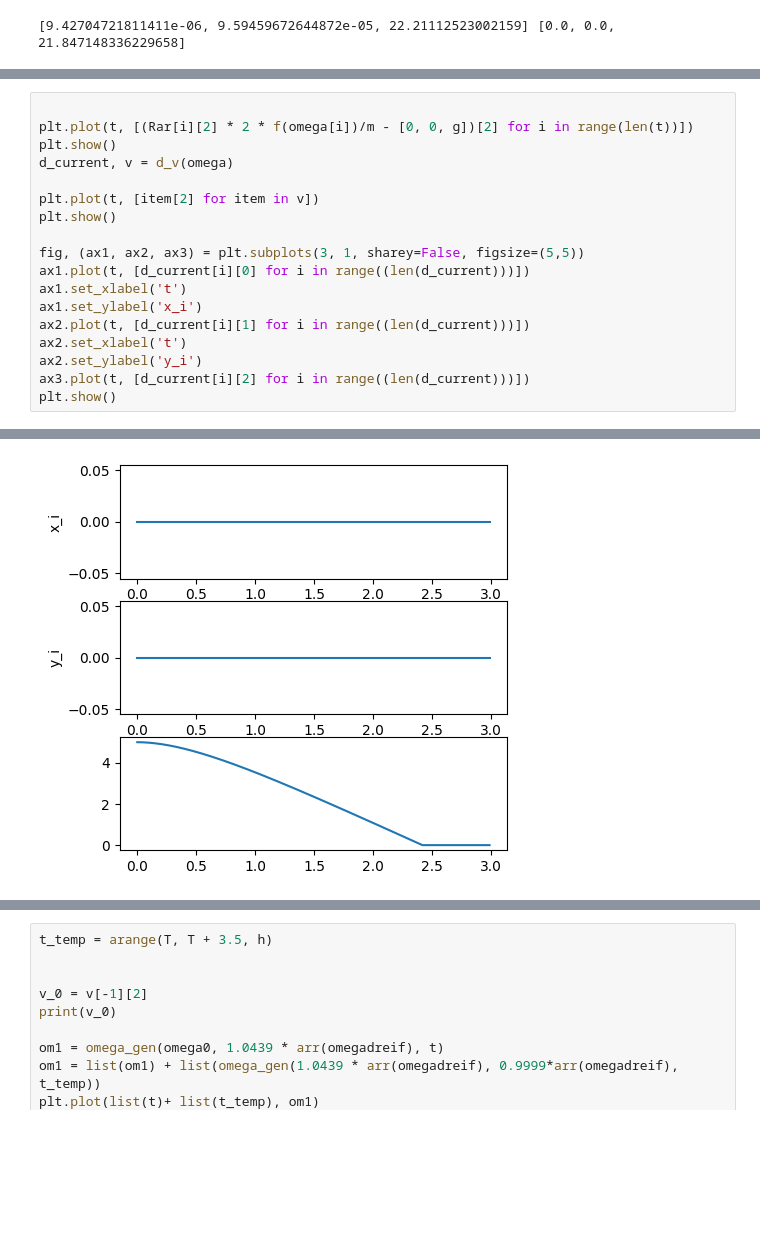
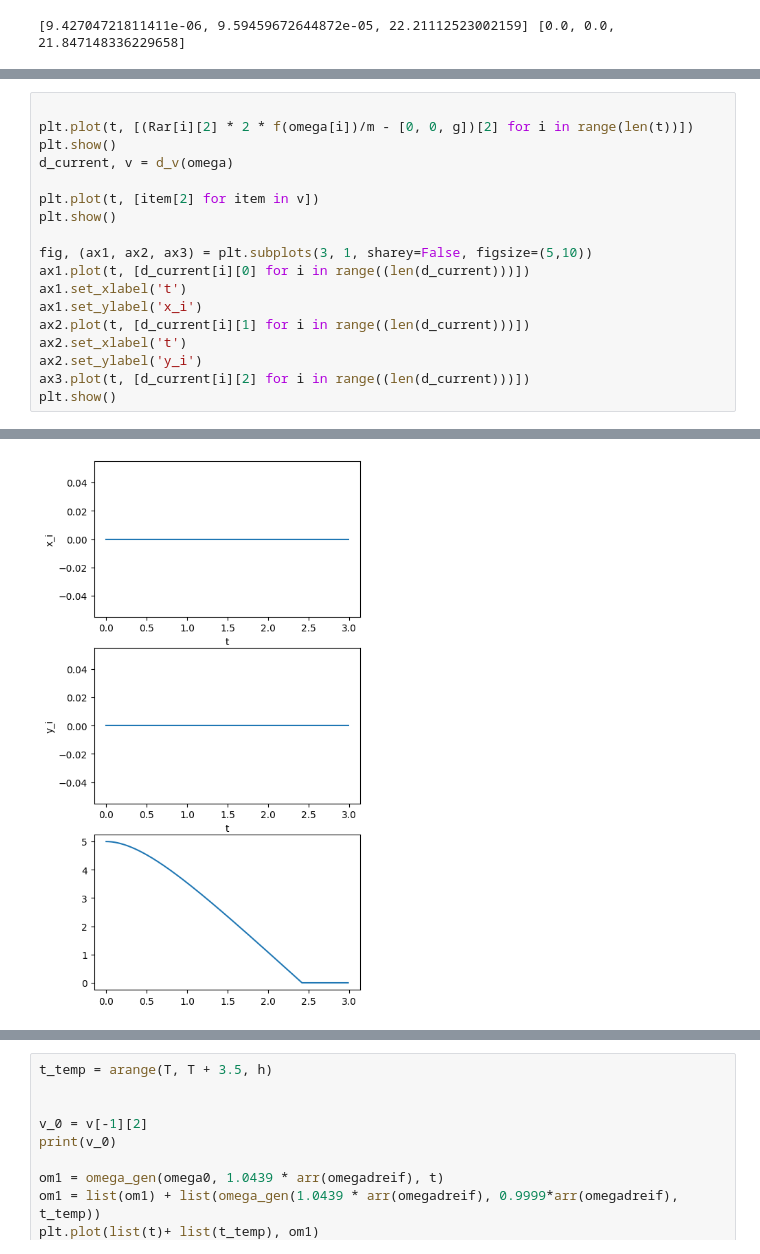
Before and after one commit to Palavuk/model_quadrocopter_emergency_condition, a Jupyter notebook: new_try.ipynb, the cells around one changed output, grey strips where cells are left out. Drawn from its saved outputs; the diff is of its cells as text; blank space fills up the shorter version.

Commit message:
modify graphics size

```diff
--- a/new_try.ipynb
+++ b/new_try.ipynb
@@ -227,25 +227,25 @@ plt.show()
 # %%
 
 plt.plot(t, [(Rar[i][2] * 2 * f(omega[i])/m - [0, 0, g])[2] for i in range(len(t))])
 plt.show()
 d_current, v = d_v(omega)
 
 plt.plot(t, [item[2] for item in v])
 plt.show()
 
-fig, (ax1, ax2, ax3) = plt.subplots(3, 1, sharey=False, figsize=(5,5))
+fig, (ax1, ax2, ax3) = plt.subplots(3, 1, sharey=False, figsize=(5,10))
 ax1.plot(t, [d_current[i][0] for i in range((len(d_current)))])
 ax1.set_xlabel('t')
 ax1.set_ylabel('x_i')
 ax2.plot(t, [d_current[i][1] for i in range((len(d_current)))])
 ax2.set_xlabel('t')
 ax2.set_ylabel('y_i')
 ax3.plot(t, [d_current[i][2] for i in range((len(d_current)))])
 plt.show()
 # %% [output]
 [figure]
 [figure]
-[figure, old version]
+[figure, new version]
 # %%
 from mpl_toolkits.mplot3d import Axes3D
 
```
Also changed, not shown: parts of 5 cells of this notebook.
